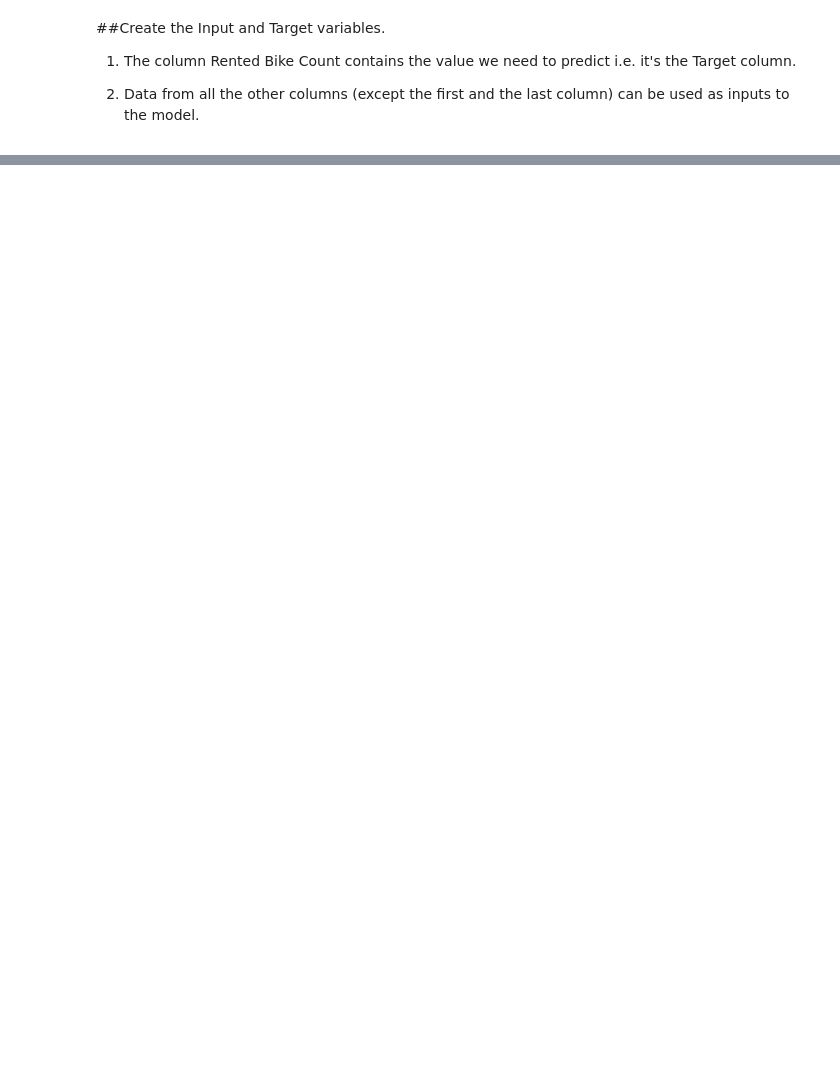
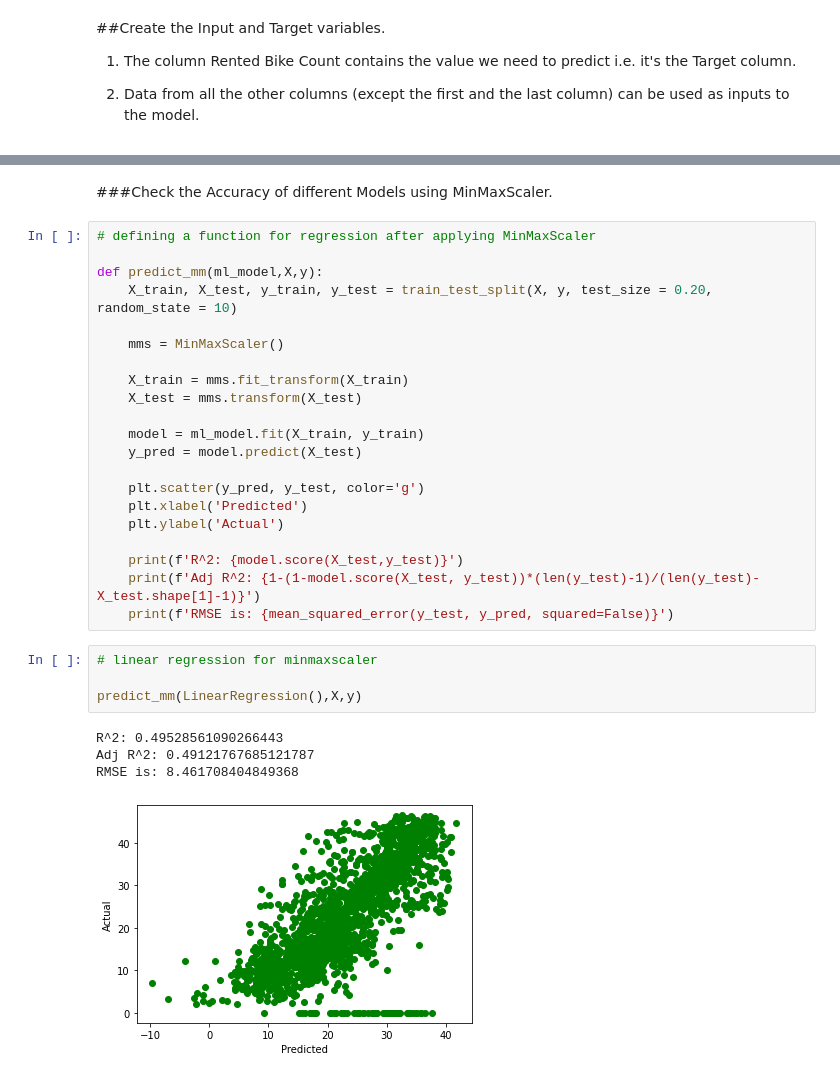
Before and after one commit to shu-nya/Bike-Sharing-Demand-Prediction, a Jupyter notebook: Bike_Sharing_Demand_Prediction.ipynb, the cells around one changed output, grey strips where cells are left out. Drawn from its saved outputs; the diff is of its cells as text; blank space fills up the shorter version.

```diff
--- a/Bike_Sharing_Demand_Prediction.ipynb
+++ b/Bike_Sharing_Demand_Prediction.ipynb
@@ -586,0 +711,32 @@ y = le_data['Rented Bike Count']
+# %% [markdown]
+###Check the Accuracy of different Models using MinMaxScaler.
+# %%
+# defining a function for regression after applying MinMaxScaler
+
+def predict_mm(ml_model,X,y):
+    X_train, X_test, y_train, y_test = train_test_split(X, y, test_size = 0.20, random_state = 10)
+
+    mms = MinMaxScaler()
+
+    X_train = mms.fit_transform(X_train)
+    X_test = mms.transform(X_test)
+
+    model = ml_model.fit(X_train, y_train)
+    y_pred = model.predict(X_test)
+
+    plt.scatter(y_pred, y_test, color='g')
+    plt.xlabel('Predicted')
+    plt.ylabel('Actual')
+
+    print(f'R^2: {model.score(X_test,y_test)}')
+    print(f'Adj R^2: {1-(1-model.score(X_test, y_test))*(len(y_test)-1)/(len(y_test)-X_test.shape[1]-1)}')
+    print(f'RMSE is: {mean_squared_error(y_test, y_pred, squared=False)}')
+# %%
+# linear regression for minmaxscaler
+
+predict_mm(LinearRegression(),X,y)
+# %% [output]
+R^2: 0.49528561090266443
+Adj R^2: 0.49121767685121787
+RMSE is: 8.461708404849368
+[figure, added]
```
Also changed, not shown: parts of 133 cells of this notebook.
